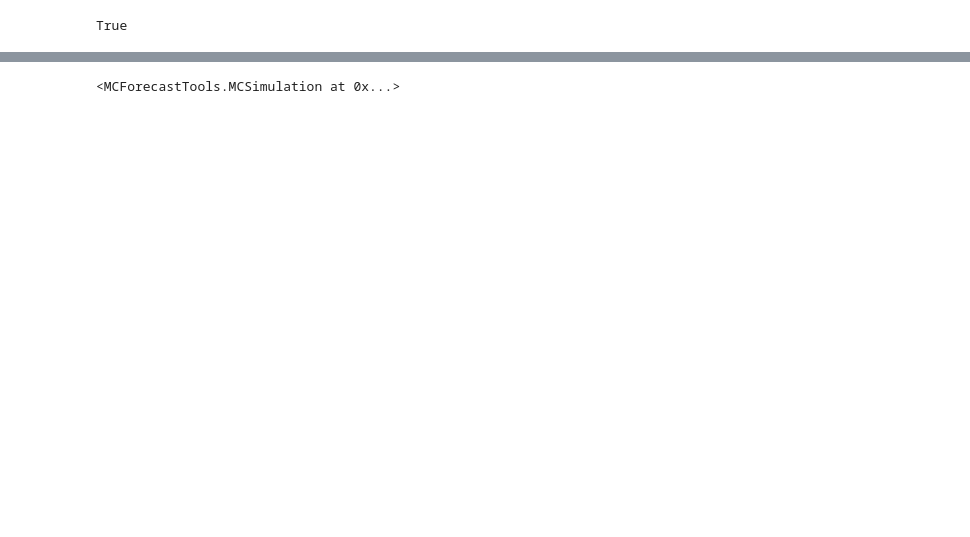
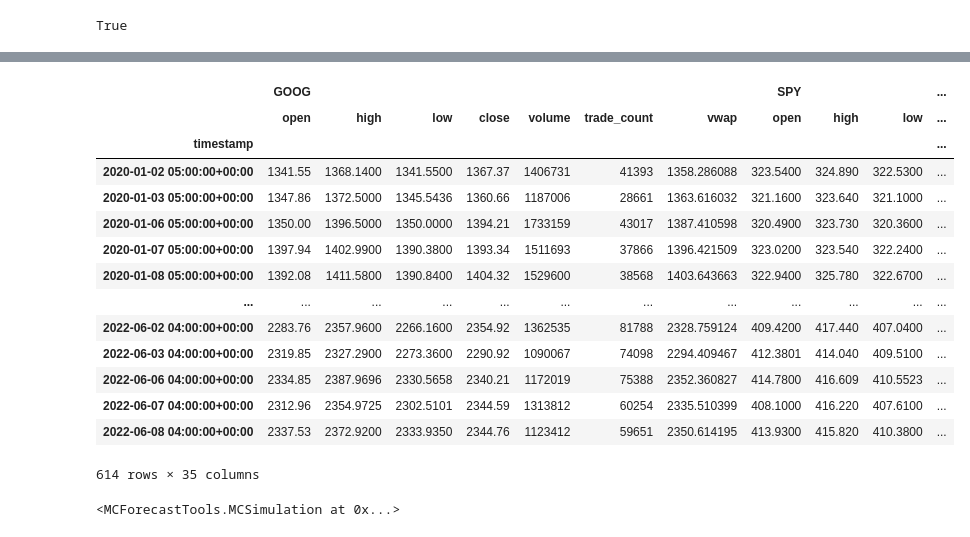
Before and after one commit to briabr/fintech-project1-invetsment-market-analysis, a Jupyter notebook: montecarlo.ipynb, the cells around one changed output, grey strips where cells are left out. Drawn from its saved outputs; the diff is of its cells as text; code cells hidden in the pictures; blank space fills up the shorter version.

```diff
--- a/montecarlo.ipynb
+++ b/montecarlo.ipynb
@@ -83,3 +83,21 @@ df_tech_stock_data.tail()
+# %%
+df_tech_stock_data.dropna()
+# %% [output]
+|  | GOOG |  |  |  |  |  |  | SPY |  |  | ... |
+|  | open | high | low | close | volume | trade_count | vwap | open | high | low | ... |
+| timestamp |  |  |  |  |  |  |  |  |  |  | ... |
+| 2020-01-02 05:00:00+00:00 | 1341.55 | 1368.1400 | 1341.5500 | 1367.37 | 1406731 | 41393 | 1358.286088 | 323.5400 | 324.890 | 322.5300 | ... |
+| 2020-01-03 05:00:00+00:00 | 1347.86 | 1372.5000 | 1345.5436 | 1360.66 | 1187006 | 28661 | 1363.616032 | 321.1600 | 323.640 | 321.1000 | ... |
+| 2020-01-06 05:00:00+00:00 | 1350.00 | 1396.5000 | 1350.0000 | 1394.21 | 1733159 | 43017 | 1387.410598 | 320.4900 | 323.730 | 320.3600 | ... |
+| 2020-01-07 05:00:00+00:00 | 1397.94 | 1402.9900 | 1390.3800 | 1393.34 | 1511693 | 37866 | 1396.421509 | 323.0200 | 323.540 | 322.2400 | ... |
+| 2020-01-08 05:00:00+00:00 | 1392.08 | 1411.5800 | 1390.8400 | 1404.32 | 1529600 | 38568 | 1403.643663 | 322.9400 | 325.780 | 322.6700 | ... |
+| ... | ... | ... | ... | ... | ... | ... | ... | ... | ... | ... | ... |
+| 2022-06-02 04:00:00+00:00 | 2283.76 | 2357.9600 | 2266.1600 | 2354.92 | 1362535 | 81788 | 2328.759124 | 409.4200 | 417.440 | 407.0400 | ... |
+| 2022-06-03 04:00:00+00:00 | 2319.85 | 2327.2900 | 2273.3600 | 2290.92 | 1090067 | 74098 | 2294.409467 | 412.3801 | 414.040 | 409.5100 | ... |
+| 2022-06-06 04:00:00+00:00 | 2334.85 | 2387.9696 | 2330.5658 | 2340.21 | 1172019 | 75388 | 2352.360827 | 414.7800 | 416.609 | 410.5523 | ... |
+| 2022-06-07 04:00:00+00:00 | 2312.96 | 2354.9725 | 2302.5101 | 2344.59 | 1313812 | 60254 | 2335.510399 | 408.1000 | 416.220 | 407.6100 | ... |
+| 2022-06-08 04:00:00+00:00 | 2337.53 | 2372.9200 | 2333.9350 | 2344.76 | 1123412 | 59651 | 2350.614195 | 413.9300 | 415.820 | 410.3800 | ... |
+614 rows × 35 columns
 # %%
 # Configuring a Monte Carlo simulation to forecast 30 years cumulative returns
 weights = np.array([0.6, 0.4])
```
Also changed, not shown: parts of 6 cells of this notebook.
